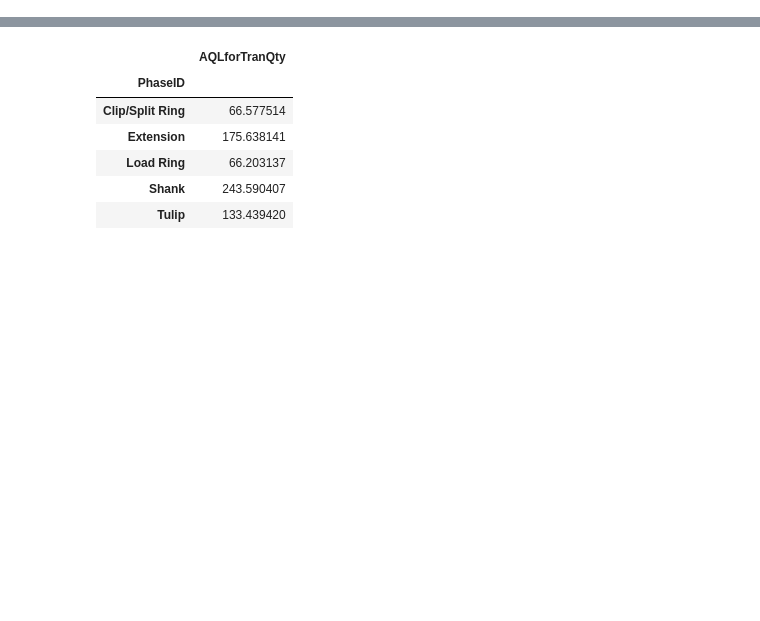
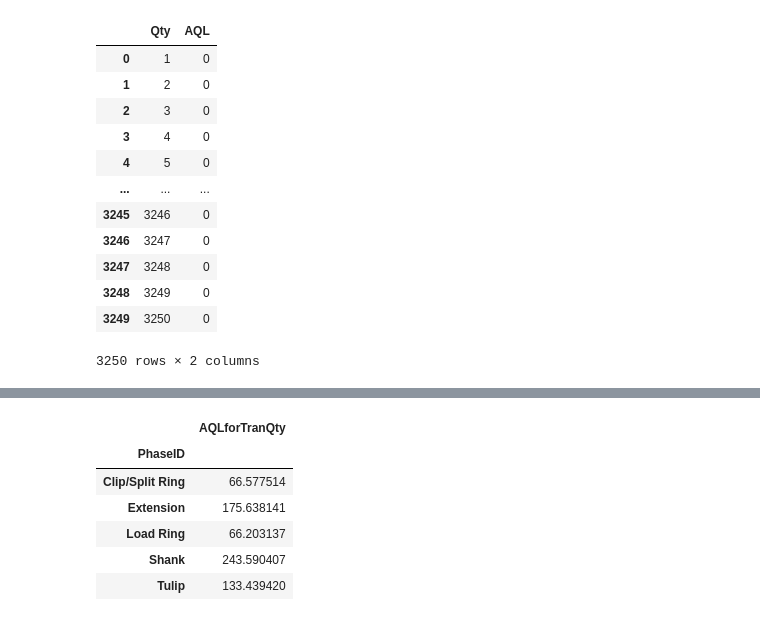
Before and after one commit to tall-geese/AQL-order-breakdown, a Jupyter notebook: notebooks/Analysis of Modular Components Impact on AQL.ipynb, the cells around one changed output, grey strips where cells are left out. Saved outputs shown, nothing was run; the diff lists cells and outputs as text; code cells hidden in the pictures; blank space fills up the shorter version.

```diff
--- a/notebooks/Analysis of Modular Components Impact on AQL.ipynb
+++ b/notebooks/Analysis of Modular Components Impact on AQL.ipynb
@@ -8 +9,26 @@ import os
+# %%
+mpl_style(dark=False)
+
+def get_insepctions(x):
+    # https://stackoverflow.com/questions/57884270/how-to-create-a-switch-case-with-the-cases-being-intervals
+
+a = np.arange(1,3251)
+b = np.zeros(3250, dtype=np.int)
+aql_frame = pd.DataFrame({'Qty': pd.Series(a),
+                        'AQL': pd.Series(b)})
+aql_frame.apply()
+# %% [output]
+|  | Qty | AQL |
+| 0 | 1 | 0 |
+| 1 | 2 | 0 |
+| 2 | 3 | 0 |
+| 3 | 4 | 0 |
+| 4 | 5 | 0 |
+| ... | ... | ... |
+| 3245 | 3246 | 0 |
+| 3246 | 3247 | 0 |
+| 3247 | 3248 | 0 |
+| 3248 | 3249 | 0 |
+| 3249 | 3250 | 0 |
+3250 rows × 2 columns
 # %%
```
Also changed, not shown: parts of 3 cells of this notebook.
